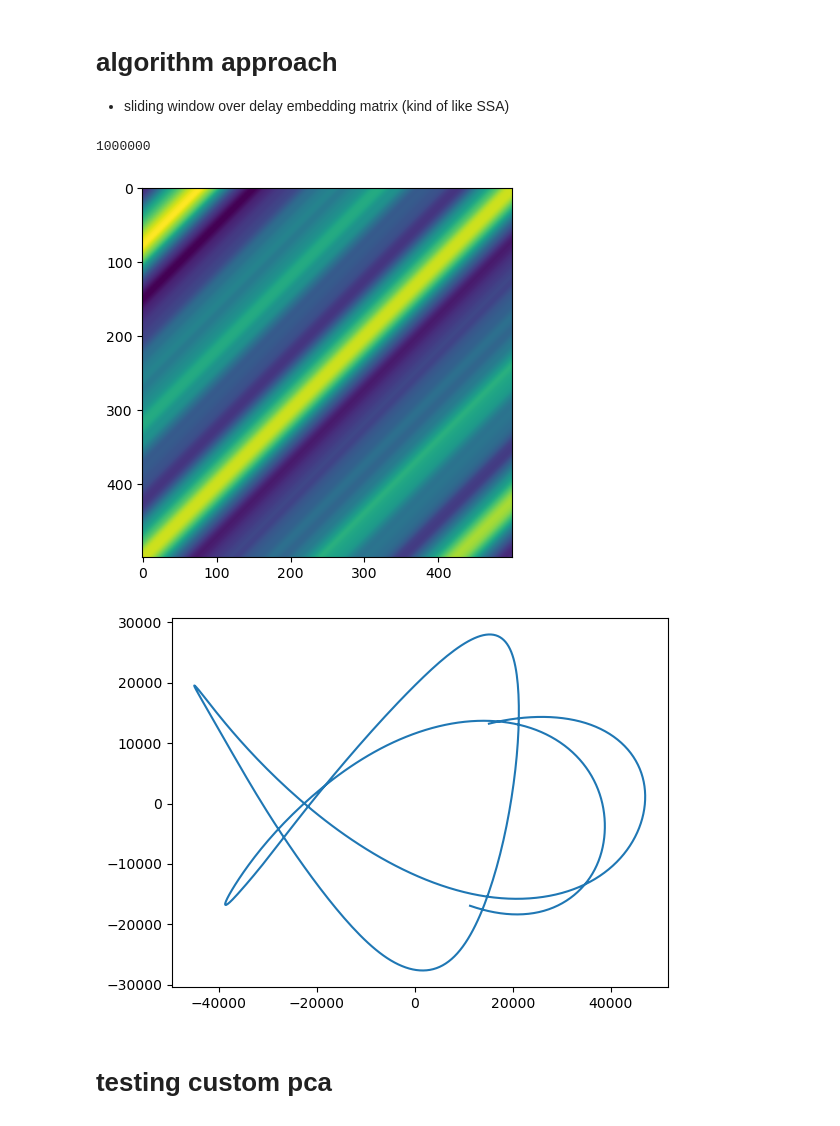
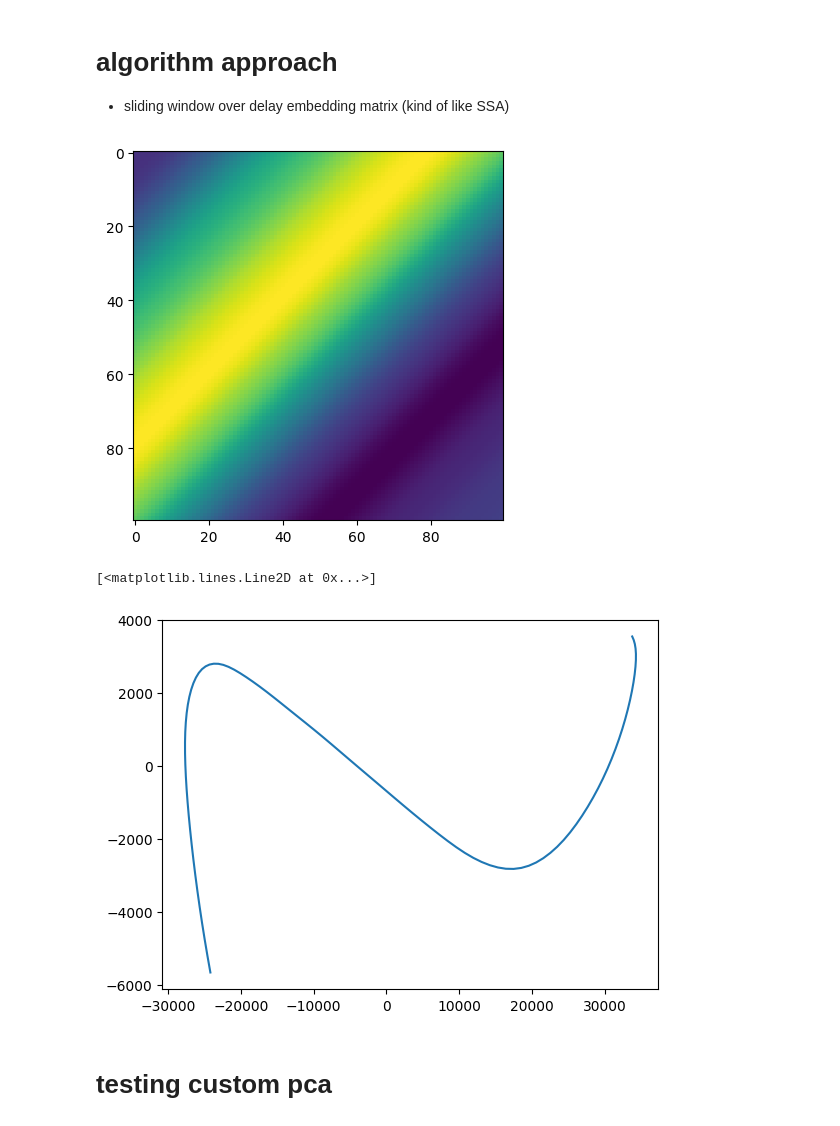
Before and after one commit to bfbarry/LogicAudioVis, a Jupyter notebook: data_science/eda.ipynb, the cells around one changed output. Drawn from its saved outputs; the diff is of its cells as text; code cells hidden in the pictures.

Commit message:
feat: pca kinda works for visualizer

```diff
--- a/data_science/eda.ipynb
+++ b/data_science/eda.ipynb
@@ -3,11 +3,12 @@ import numpy as np
 import matplotlib.pyplot as plt
 from scipy.io import wavfile
 from sklearn.decomposition import PCA
+import standalonePca
 from scipy.signal import butter, lfilter
 
 
 # Read the WAV file
-sample_rate, data = wavfile.read("data/yvette.wav")
+sample_rate, data = wavfile.read("../data/yvette.wav")
 mus_start = 60000
 data = data[mus_start:]
 l, r = data[:,0], data[:,1]
@@ -36,30 +37,35 @@ Data Shape: (2219424, 2)
 # algorithm approach
 
 - sliding window over delay embedding matrix (kind of like SSA)
-# %%
-1000**2
-# %% [output]
-1000000
 # %%
-wh = 500
+PCA_SOURCE = 'other'
+
+
+if PCA_SOURCE == 'mine':
+    PCA_FUNC = standalonePca.fit_transform
+else:
+    PCA_FUNC = PCA().fit_transform
+
+wh = 100
 window = np.zeros((wh, wh))
 
-for t in range(50):
+for t in range(1):
     sample = l[:wh*2]
     for i in range(wh):
         window[i, :] = sample[i:i+wh]
 
     plt.imshow(window)
-    plt.show()
 
-    pca = PCA()
-    window_pca = pca.fit_transform(window)
+    window_pca = PCA_FUNC(window)
 
-    plt.plot(window_pca[:, 0], window_pca[:, 2])
-    plt.show()
+plt.imshow(window)
+plt.show()
+plt.plot(window_pca[:, 0], window_pca[:, 2])
+# plt.show()
 # %% [output]
-[figure, old version]
+[figure, new version]
+[<matplotlib.lines.Line2D at 0x...>]
-[figure, old version]
+[figure, new version]
 # %% [markdown]
 # testing custom pca
 # %%
```
Also changed, not shown: parts of 3 cells of this notebook, 5 other files.
